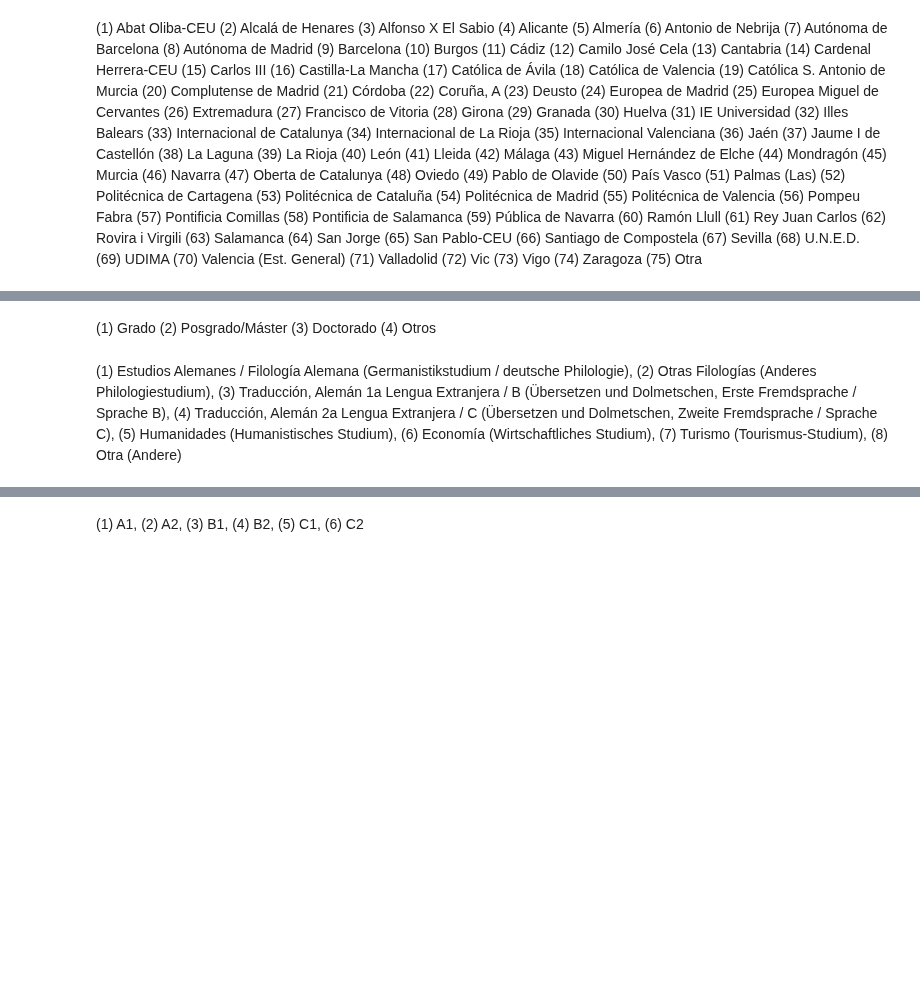
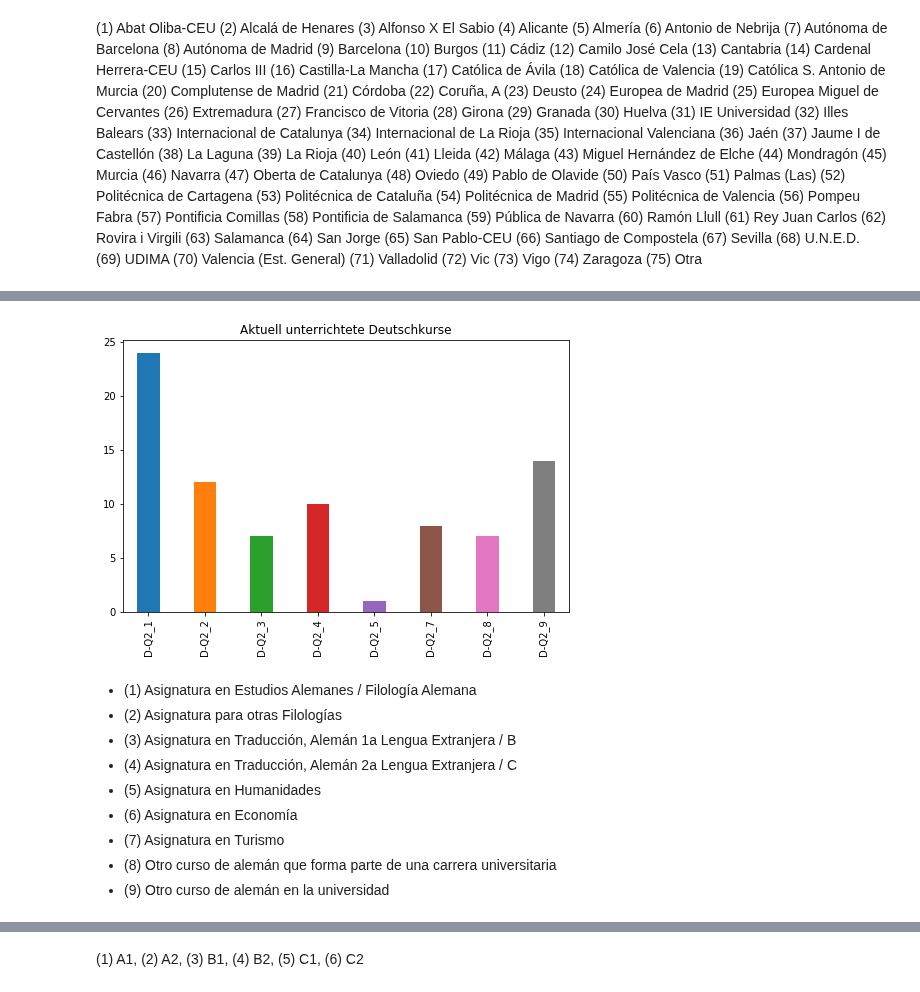
Before and after one commit to martinakienberger/Dissertation_LIS, a Jupyter notebook: Datenanalyse_Lehrende.ipynb, the cells around one changed output, grey strips where cells are left out. Cells and saved outputs as stored; diff of their text form; code cells hidden in the pictures; blank space fills up the shorter version.

```diff
--- a/Datenanalyse_Lehrende.ipynb
+++ b/Datenanalyse_Lehrende.ipynb
@@ -517,5 +551,7 @@ for col in Liste_C_Q1:
 # %% [markdown]
 ### Charakteristika der Stichprobe
+# %%
+Finished = Daten[:]
 # %%
 Finished[Finished['D-Q1'] != 0]['D-Q1'].value_counts().plot(kind='bar',
                                                             figsize = (12,5), width = 0.5,
@@ -606,0 +674,4 @@ Studierende aus 18 verschiedenen Universitäten nahmen an der Befragung teil.
+# %%
+As_cols = [col for col in Finished.columns if 'D-Q2' in col]
+As_cols.pop(len(As_cols)-1)
+As_cols.pop(len(As_cols)-1)
@@ -607,7 +692,4 @@ Studierende aus 18 verschiedenen Universitäten nahmen an der Befragung teil.
 # %%
-Finished['D-Q2'].value_counts()[[1,2,3,4]].plot(kind = 'bar', figsize = (5,5), width = 0.4, legend = True, title = "Studium");
+Finished[As_cols].astype(integer).sum().plot(kind = 'bar', figsize = (8,5), width = 0.4, title = "Aktuell unterrichtete Deutschkurse");
+# %% [output]
+[figure, added]
-# %% [markdown]
-(1)	Grado
-(2)	Posgrado/Máster
-(3)	Doctorado
-(4)	Otros
@@ -618,2 +696,10 @@ Finished['D-Q2a'].value_counts().reindex([1,2,3,4,5,6,7,8]).plot(kind='bar', fig
 # %% [markdown]
-(1) Estudios Alemanes / Filología Alemana (Germanistikstudium / deutsche Philologie), (2) Otras Filologías (Anderes Philologiestudium), (3) Traducción, Alemán 1a Lengua Extranjera / B (Übersetzen und Dolmetschen, Erste Fremdsprache / Sprache B), (4) Traducción, Alemán 2a Lengua Extranjera / C (Übersetzen und Dolmetschen, Zweite Fremdsprache / Sprache C), (5) Humanidades (Humanistisches Studium), (6) Economía (Wirtschaftliches Studium), (7) Turismo (Tourismus-Studium), (8) Otra (Andere)
+- (1)	Asignatura en Estudios Alemanes / Filología Alemana
+- (2)	Asignatura para otras Filologías
+- (3)	Asignatura en Traducción, Alemán 1a Lengua Extranjera / B
+- (4)	Asignatura en Traducción, Alemán 2a Lengua Extranjera / C
+- (5)	Asignatura en Humanidades
+- (6)	Asignatura en Economía
+- (7)	Asignatura en Turismo
+- (8)	Otro curso de alemán que forma parte de una carrera universitaria
+- (9)	Otro curso de alemán en la universidad
```
Also changed, not shown: parts of 55 cells of this notebook.
